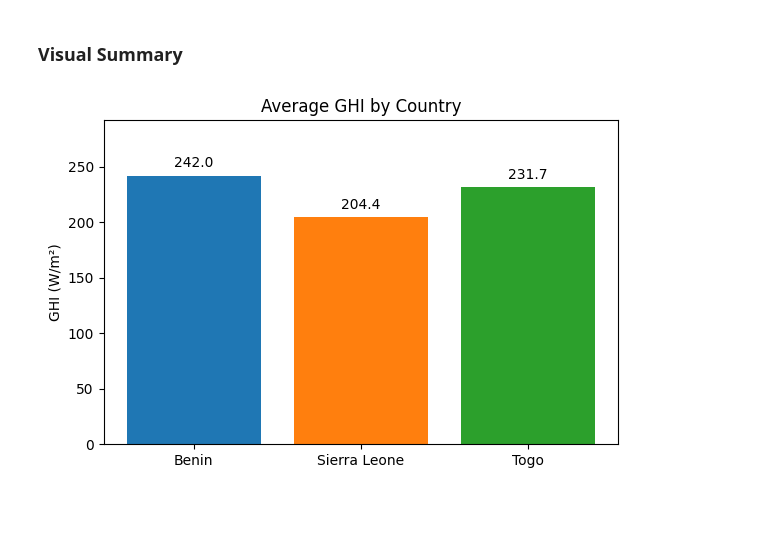
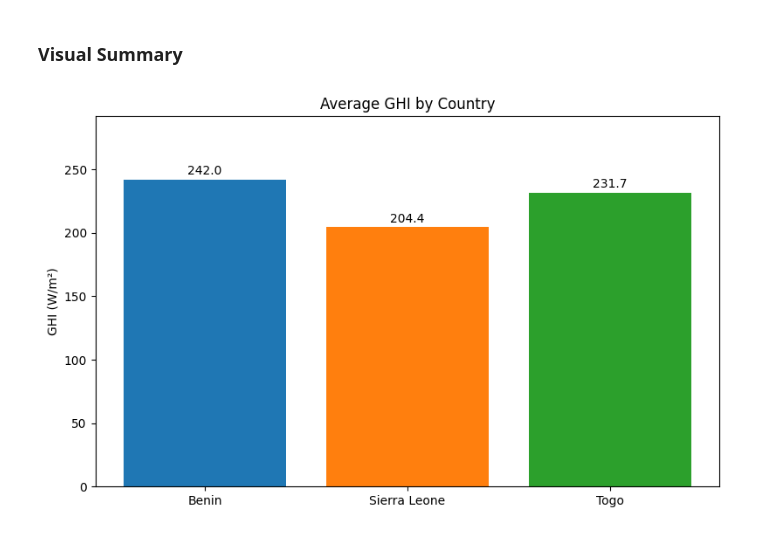
Before and after one commit to SamrawitMM/solar-radiation-data-insights, a Jupyter notebook: notebooks/compare_counties.ipynb, the cells around one changed output. Drawn from its saved outputs; the diff is of its cells as text; code cells hidden in the pictures; blank space fills up the shorter version.

```diff
--- a/notebooks/compare_counties.ipynb
+++ b/notebooks/compare_counties.ipynb
@@ -5,11 +6,11 @@ import pandas as pd
 # %% [markdown]
 ### Read datasets
 # %%
-benin = pd.read_csv('../data/benin_clean.csv', parse_dates=['Timestamp'])
+benin = load_dataset('benin_clean.csv', parse_dates=['Timestamp'])
 # %%
-sierraleone = pd.read_csv('../data/sierraleone_clean.csv', parse_dates=['Timestamp'])
+sierraleone = load_dataset('sierraleone_clean.csv', parse_dates=['Timestamp'])
 # %%
-togo = pd.read_csv('../data/togo_clean.csv', parse_dates=['Timestamp'])
+togo = load_dataset('togo_clean.csv', parse_dates=['Timestamp'])
 # %%
 benin.head()
 # %% [output]
@@ -125,27 +127,35 @@ Kruskal-Wallis H-statistic: 1377.982, p-value: 5.957e-300
 - **Sierra Leone** consistently reports the **lowest values across all metrics** (GHI, DNI, DHI), with very low medians, indicating limited solar exposure.
 # %% [markdown]
 ### Visual Summary
-# %%
-import matplotlib.pyplot as plt
-
-# Average GHI values
-country_names = ['Benin', 'Sierra Leone', 'Togo']
-avg_ghi = [241.96, 204.41, 231.72]
-
-# Plot
-plt.figure(figsize=(6, 4))
-bars = plt.bar(country_names, avg_ghi, color=['#1f77b4', '#ff7f0e', '#2ca02c'])
-plt.title('Average GHI by Country')
-plt.ylabel('GHI (W/m²)')
-plt.ylim(0, max(avg_ghi) + 50)
-
-# Add value labels
-for bar in bars:
-    height = bar.get_height()
-    plt.text(bar.get_x() + bar.get_width() / 2, height + 5,
-             f'{height:.1f}', ha='center', va='bottom')
-
-plt.tight_layout()
-plt.show()
-# %% [output]
-[figure, removed]
+# %%
+country_dataframes = {
+    'Benin': benin,
+    'Sierra Leone': sierraleone,
+    'Togo': togo
+}
+
+country_names = []
+avg_ghi_values = []
+
+for country, df in country_dataframes.items():
+    country_names.append(country)
+    avg_ghi = df['GHI'].mean()
+    avg_ghi_values.append(avg_ghi)
+
+# Plot
+plt.figure(figsize=(8, 5))
+bars = plt.bar(country_names, avg_ghi_values, color=['#1f77b4', '#ff7f0e', '#2ca02c'])
+plt.title('Average GHI by Country')
+plt.ylabel('GHI (W/m²)')
+plt.ylim(0, max(avg_ghi_values) + 50)
+
+# Add value labels
+for bar in bars:
+    height = bar.get_height()
+    plt.text(bar.get_x() + bar.get_width() / 2, height + 2,
+        f'{height:.1f}', ha='center', va='bottom')
+
+plt.tight_layout()
+plt.show()
+# %% [output]
+[figure, added]
```
Also changed, not shown: parts of 5 cells of this notebook.
